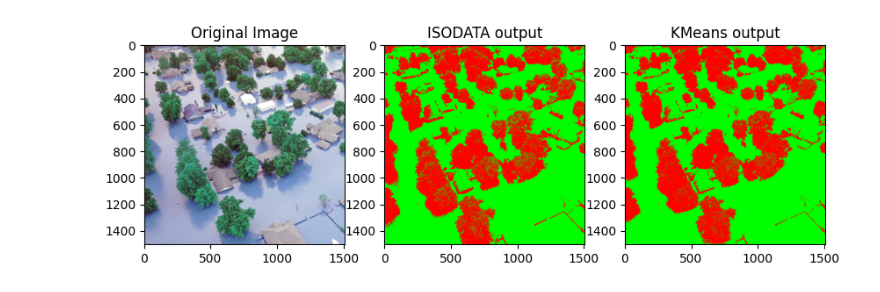
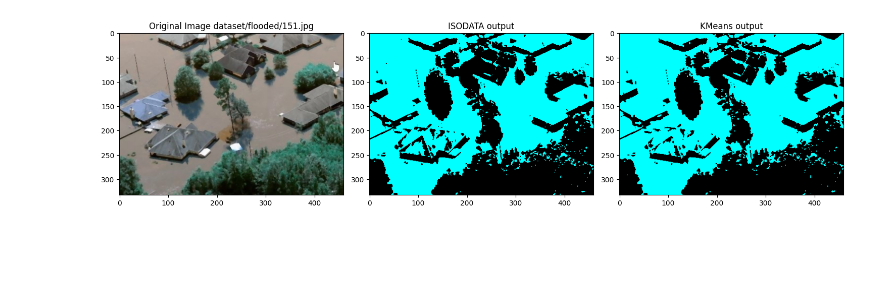
Before and after one commit to MohamedElhadidy0019/Flood_Classification, a Jupyter notebook: segmentation-unsupervised.ipynb, the cells around one changed output. Saved outputs shown, nothing was run; the diff lists cells and outputs as text; code cells hidden in the pictures; blank space fills up the shorter version.

Commit message:
Disable ISODATA function prints. Move kmeans and isodata code to functions. Show first 5 flooded and nonflooded images with both clustering methods.

```diff
--- a/segmentation-unsupervised.ipynb
+++ b/segmentation-unsupervised.ipynb
@@ -74,42 +64,65 @@ Isodata(info): Number of Iterations: 2
 # %%
 color_map = np.array([
+    (0, 0, 0),
+    (0, 255, 255),   # aqua
+    (0, 0, 255),     # blue
     (0, 255, 0),     # green
     (255, 0, 0),     # red
-    (0, 0, 255),     # blue
     (255, 255, 0),   # yellow
     (0, 255, 255),   # cyan
     (255, 0, 255),   # magenta
     (192, 192, 192), # silver
     (128, 128, 128), # gray
     (128, 0, 0),     # maroon
     (128, 128, 0),   # olive
     (0, 128, 0),     # dark green
     (128, 0, 128),   # purple
     (0, 128, 128),   # teal
     (0, 0, 128),     # navy
     (255, 255, 255), # white
     (255, 165, 0),   # orange
     (255, 192, 203), # pink
     (0, 255, 0),     # lime green
     (255, 0, 255),   # fuchsia
-    (0, 255, 255),   # aqua
     (0, 128, 128),   # turquoise
 ])
 
-# ISODATA seems to have reversed labels?
-isodata_segmented = color_map[isodata_clustering.max() - isodata_clustering]
-kmeans_segmented = color_map[kmeans_clustering]
+import os
+flooded_dir = 'dataset/flooded'
+nonflooded_dir = 'dataset/non-flooded/'
+first_5_flooded = os.listdir(flooded_dir)[:5]
+first_5_nonflooded = os.listdir(nonflooded_dir)[:5]
 
-# Display the original image and the segmented image side by side using matplotlib
-fig, ax = plt.subplots(1, 3, figsize=(10, 5))
-ax[0].imshow(cv2.cvtColor(image, cv2.COLOR_BGR2RGB))
-ax[0].set_title('Original Image')
 
-ax[1].imshow(isodata_segmented)
-ax[1].set_title('ISODATA output')
+for i, row in enumerate(range(10)):
+    fig, ax = plt.subplots(1, 3, figsize=(15, 5))
+    img = (
+        os.path.join(flooded_dir, first_5_flooded[i]) if i < 5
+        else os.path.join(nonflooded_dir, first_5_nonflooded[i-5])
+    )
 
-ax[2].imshow(kmeans_segmented)
-ax[2].set_title('KMeans output')
-plt.show()
+    image = cv2.imread(img)
+    image = cv2.medianBlur(image, 3)
+
+    isodata_clustering = isodata(image)
+    kmeans_clustering = kmeans(image)
+
+    # ISODATA seems to have reversed labels?
+    isodata_segmented = color_map[isodata_clustering]
+    kmeans_segmented = color_map[kmeans_clustering.max() - kmeans_clustering]
+
+    # Display the original image and the segmented image side by side using matplotlib
+    ax[0].imshow(cv2.cvtColor(image, cv2.COLOR_BGR2RGB))
+    ax[0].set_title(f'Original Image ({img})')
+
+    ax[1].imshow(isodata_segmented)
+    ax[1].set_title('ISODATA output')
+
+    ax[2].imshow(kmeans_segmented)
+    ax[2].set_title('KMeans output')
+
+    plt.tight_layout()
+    plt.show()
+    break
 # %% [output]
-[figure, old version]
+[figure, new version]
```
Also changed, not shown: parts of 2 cells of this notebook, 1 other file.
